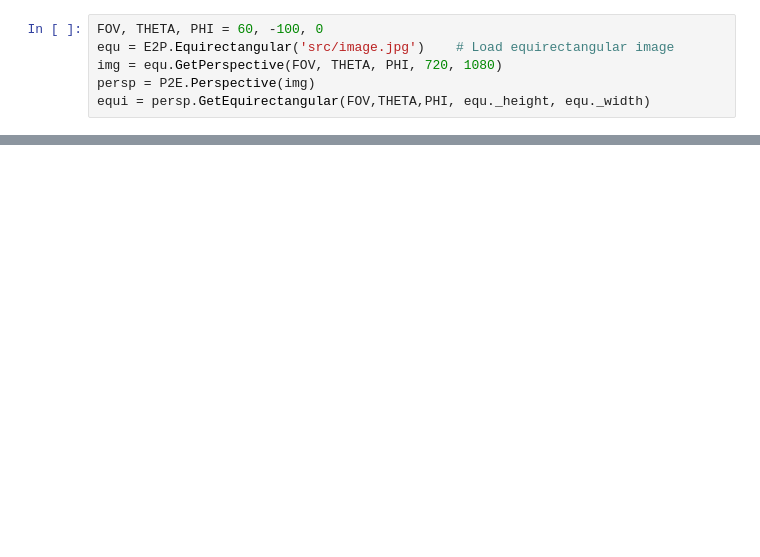
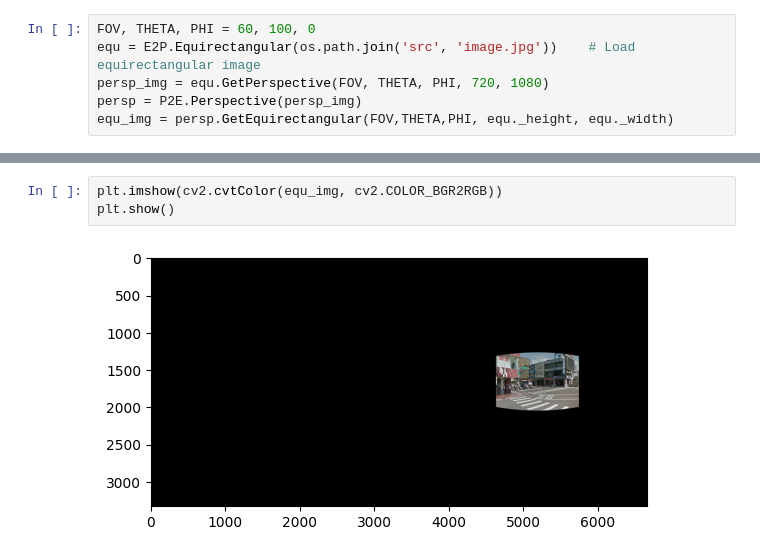
Before and after one commit to nhatvu192/Equirec2Perspec, a Jupyter notebook: test.ipynb, the cells around one changed output, grey strips where cells are left out. Cells and saved outputs as stored; diff of their text form; blank space fills up the shorter version.

```diff
--- a/test.ipynb
+++ b/test.ipynb
@@ -22,6 +10,6 @@ plt.imshow(cv2.cvtColor(img, cv2.COLOR_BGR2RGB))
 # %%
-FOV, THETA, PHI = 60, -100, 0
-equ = E2P.Equirectangular('src/image.jpg')    # Load equirectangular image
-img = equ.GetPerspective(FOV, THETA, PHI, 720, 1080)
-persp = P2E.Perspective(img)
-equi = persp.GetEquirectangular(FOV,THETA,PHI, equ._height, equ._width)
+FOV, THETA, PHI = 60, 100, 0
+equ = E2P.Equirectangular(os.path.join('src', 'image.jpg'))    # Load equirectangular image
+persp_img = equ.GetPerspective(FOV, THETA, PHI, 720, 1080)
+persp = P2E.Perspective(persp_img)
+equ_img = persp.GetEquirectangular(FOV,THETA,PHI, equ._height, equ._width)
@@ -35,0 +16,5 @@ AttributeError: 'numpy.ndarray' object has no attribute 'isna'
+# %%
+plt.imshow(cv2.cvtColor(equ_img, cv2.COLOR_BGR2RGB))
+plt.show()
+# %% [output]
+[figure, added]
```
Also changed, not shown: parts of 6 cells of this notebook.
